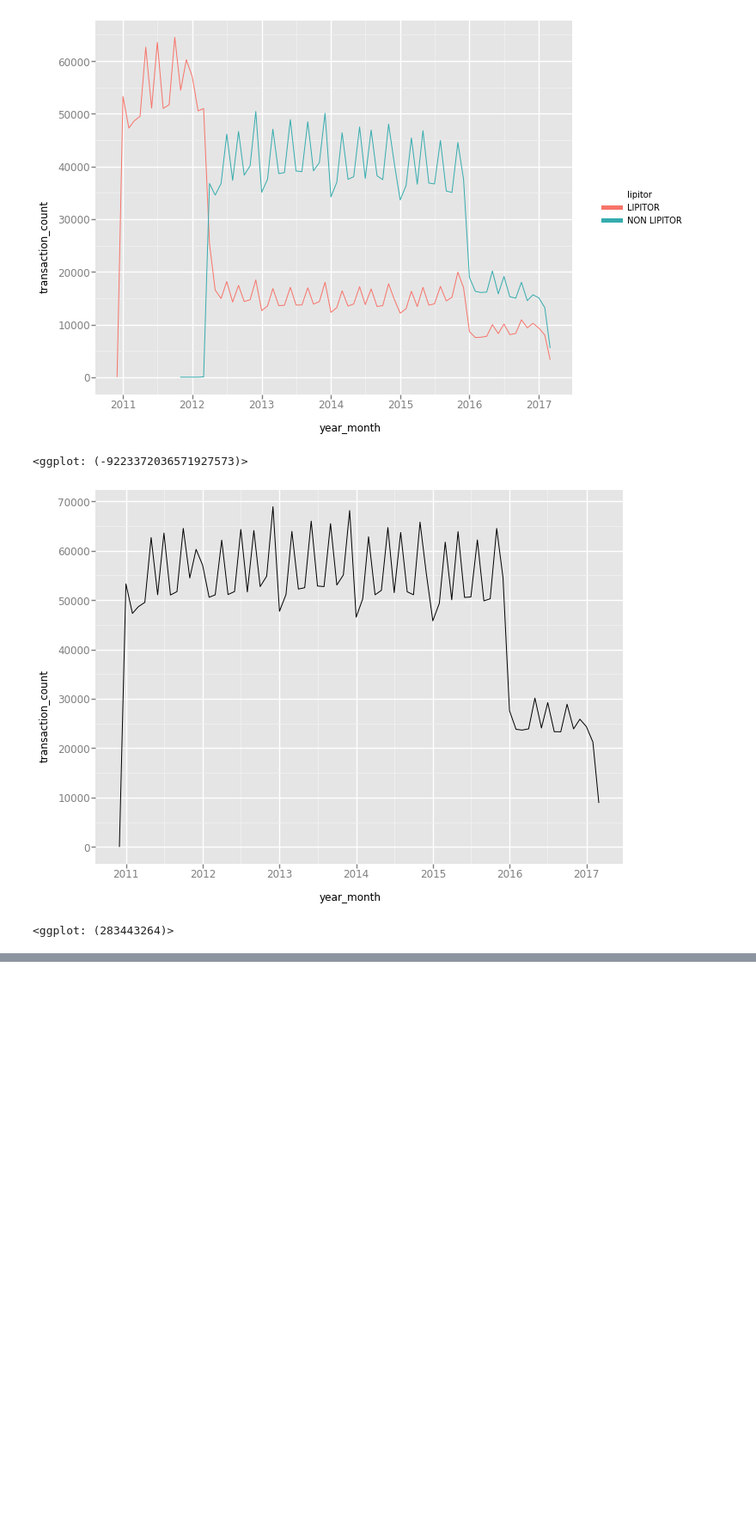
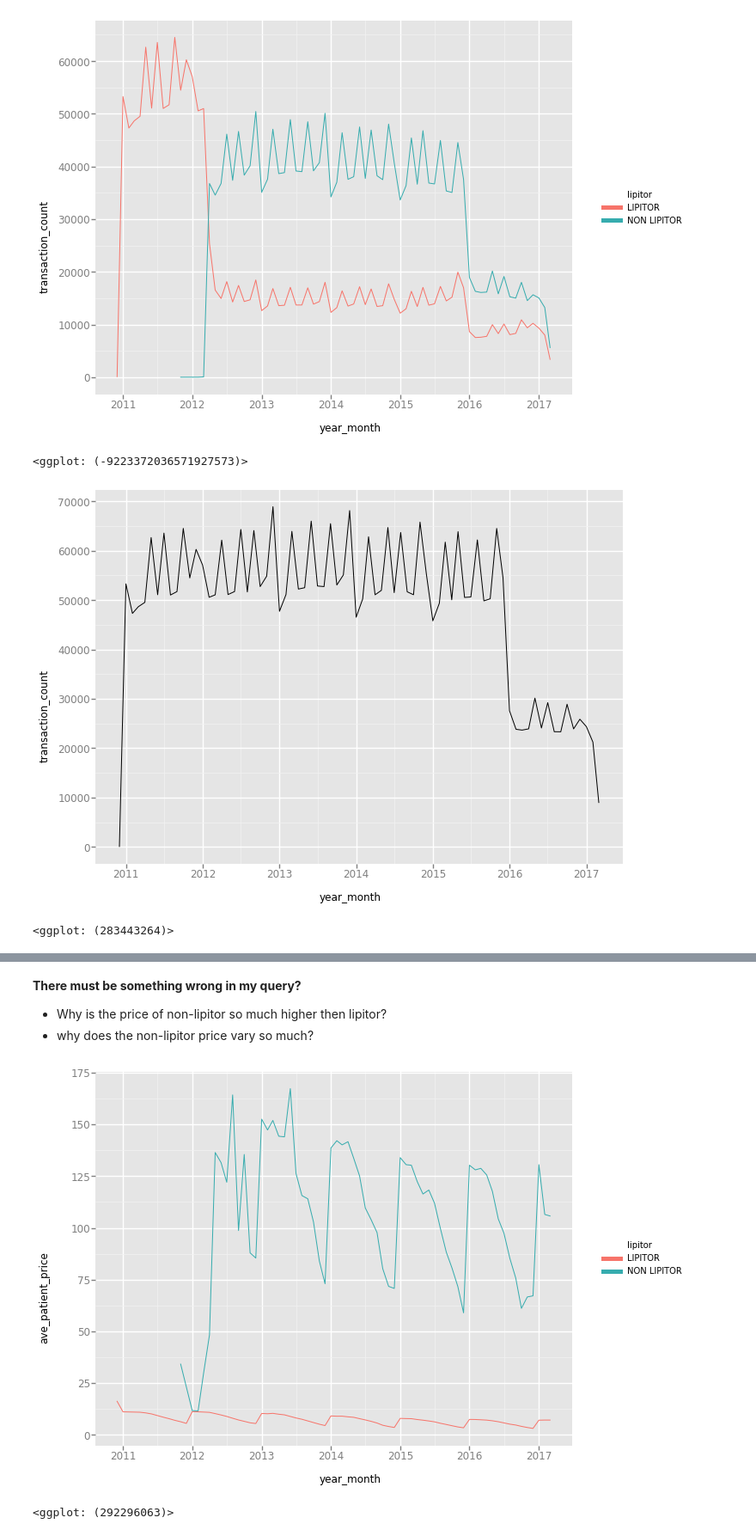
Before and after one commit to saramic/the-d-team, a Jupyter notebook: analysis/Lipitor_replacement.ipynb, the cells around one changed output, grey strips where cells are left out. Shown: that part at 86% size. Cells and saved outputs as stored; diff of their text form; code cells hidden in the pictures; blank space fills up the shorter version.

```diff
--- a/analysis/Lipitor_replacement.ipynb
+++ b/analysis/Lipitor_replacement.ipynb
@@ -104,3 +104,36 @@ ggplot(
 # %% [output]
 [figure]
 <ggplot: (283443264)>
+# %%
+query = """\
+SELECT
+  d.ATCLevel5Code
+  , d.BrandName AS brand_name
+  , (CASE WHEN d.BrandName = 'LIPITOR' THEN 'LIPITOR' ELSE 'NON LIPITOR' END) AS lipitor
+  , DATE(STRFTIME_UTC_USEC(DATE(t.Dispense_Week), "%Y-%m-01")) AS year_month
+  , COUNT(*) AS transaction_count
+  , SUM(pcd.distance) AS cumulative_store_distance
+  , SUM(t.PatientPrice_Amt) AS cumulative_patient_price
+FROM [the-d-team-164512:dthon.transactions] t
+JOIN [the-d-team-164512:dthon.drug_lookup] d
+ON t.Drug_ID = d.MasterProductID
+JOIN dthon.patients_lookup p
+ON t.patient_id = p.patient_id
+JOIN dthon.stores_lookup s
+ON s.store_id = t.store_id
+JOIN dthon.postcode_distances pcd
+ON p.postcode = pcd.from_postcode AND s.postcode = pcd.to_postcode
+WHERE d.ATCLevel5Code = 'C10AA05'
+GROUP BY
+  d.ATCLevel5Code
+  , brand_name
+  , lipitor
+  , year_month
+ORDER BY
+  d.ATCLevel5Code
+  , brand_name
+  , year_month ASC
+"""
+
+df_dist_price = pd.read_gbq(query, project_id)
+df_dist_price.head(3)
@@ -106,0 +148,19 @@ ggplot(
+# %%
+df_dist_price.year_month = pd.Series(df_dist_price.year_month).apply(pd.to_datetime, format='%Y-%m')
+# %% [markdown]
+**There must be something wrong in my query?**
+* Why is the price of non-lipitor so much higher then lipitor?
+* why does the non-lipitor price vary so much?
+# %%
+df_dist_price['ave_store_distance'] = df_dist_price.cumulative_store_distance / df_dist_price.transaction_count
+df_dist_price['ave_patient_price'] = df_dist_price.cumulative_patient_price / df_dist_price.transaction_count
+df_l_d_p = df_dist_price.groupby(['year_month', 'lipitor']).sum()
+df_l_d_p.reset_index(inplace=True)
+df_l_d_p
+ggplot(
+    aes(x='year_month', y='ave_patient_price', colour='lipitor'),
+    data=df_l_d_p) +\
+    geom_line()
+# %% [output]
+[figure, added]
+<ggplot: (292296063)>
```
Also changed, not shown: parts of 5 cells of this notebook, 1 other file.
